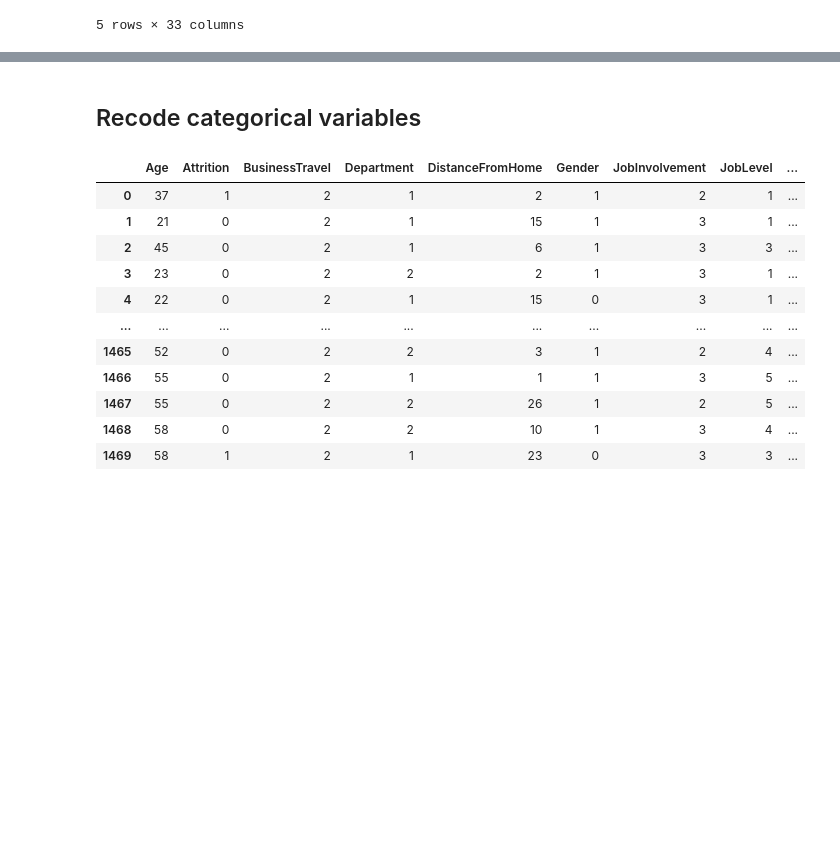
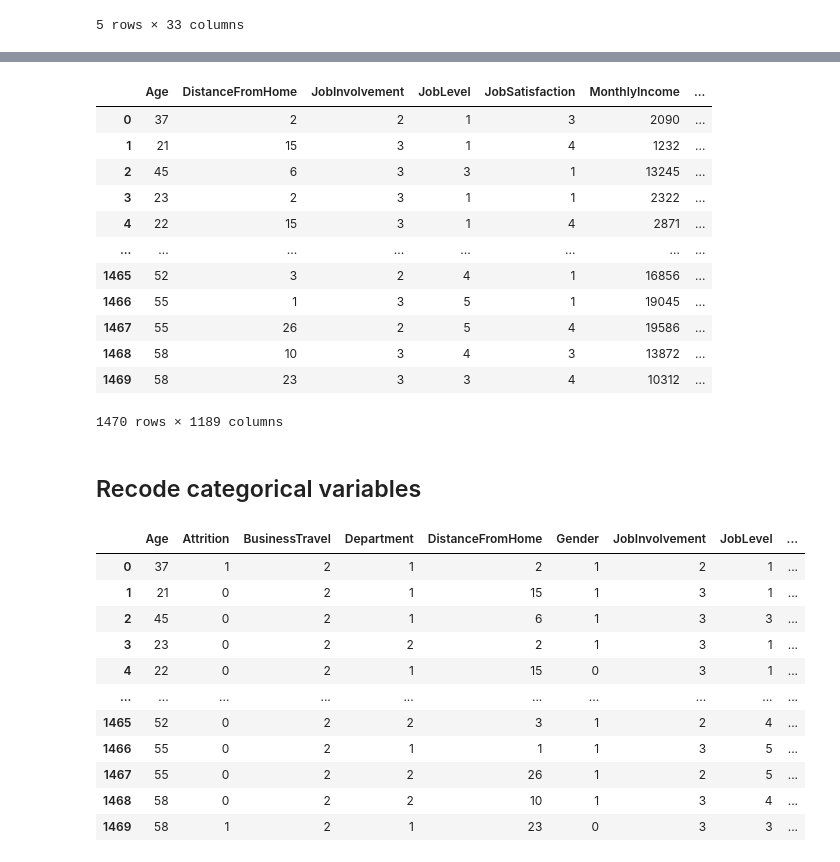
Before and after one commit to SarahMangrum/WozUFinalProject, a Jupyter notebook: HR_Attrition.ipynb, the cells around one changed output, grey strips where cells are left out. Cells and saved outputs as stored; diff of their text form; code cells hidden in the pictures; blank space fills up the shorter version.

```diff
--- a/HR_Attrition.ipynb
+++ b/HR_Attrition.ipynb
@@ -168,3 +85,19 @@ dtype: int64
+# %%
+attrDummies
+# %% [output]
+|  | Age | DistanceFromHome | JobInvolvement | JobLevel | JobSatisfaction | MonthlyIncome | ... |
+| 0 | 37 | 2 | 2 | 1 | 3 | 2090 | ... |
+| 1 | 21 | 15 | 3 | 1 | 4 | 1232 | ... |
+| 2 | 45 | 6 | 3 | 3 | 1 | 13245 | ... |
+| 3 | 23 | 2 | 3 | 1 | 1 | 2322 | ... |
+| 4 | 22 | 15 | 3 | 1 | 4 | 2871 | ... |
+| ... | ... | ... | ... | ... | ... | ... | ... |
+| 1465 | 52 | 3 | 2 | 4 | 1 | 16856 | ... |
+| 1466 | 55 | 1 | 3 | 5 | 1 | 19045 | ... |
+| 1467 | 55 | 26 | 2 | 5 | 4 | 19586 | ... |
+| 1468 | 58 | 10 | 3 | 4 | 3 | 13872 | ... |
+| 1469 | 58 | 23 | 3 | 3 | 4 | 10312 | ... |
+1470 rows × 1189 columns
 # %%
 categorical_cols = ['Attrition', 'BusinessTravel', 'Department', 'Gender', 'JobRole', 'MaritalStatus', 'OverTime', 'Higher_Education', 'Status_of_leaving', 'Mode_of_work', 'Work_accident', 'Source_of_Hire', 'Job_mode']
 # %% [markdown]
```
Also changed, not shown: parts of 16 cells of this notebook, 1 other file.
